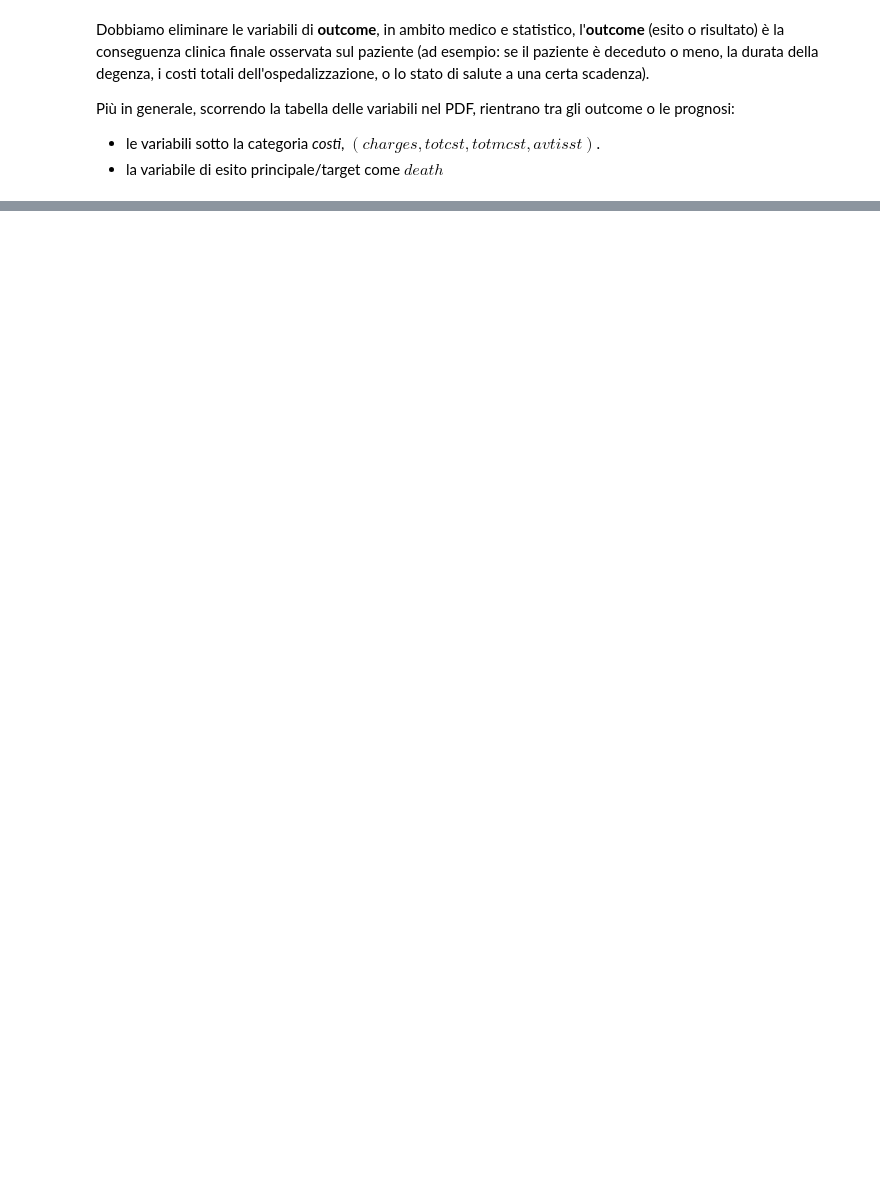
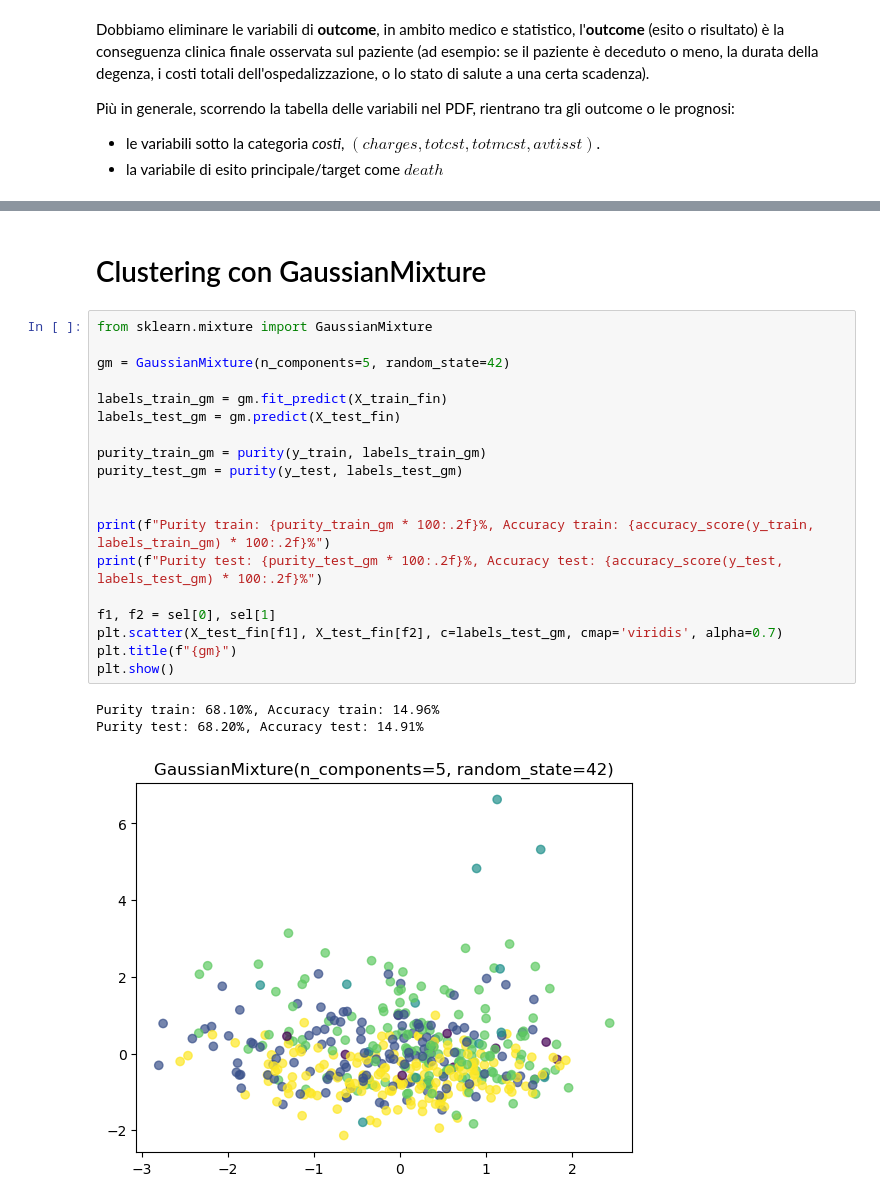
Before and after one commit to Anelgo02/BigData-notebooks, a Jupyter notebook: BigData (MODULO 2)/Esercitazione 23-04-2026/Esercitazione1.ipynb, the cells around one changed output, grey strips where cells are left out. Drawn from its saved outputs; the diff is of its cells as text; blank space fills up the shorter version.

```diff
--- a/BigData (MODULO 2)/Esercitazione 23-04-2026/Esercitazione1.ipynb
+++ b/BigData (MODULO 2)/Esercitazione 23-04-2026/Esercitazione1.ipynb
@@ -110,0 +273,25 @@ Dati mancanti --> Train: 0, Test --> 0
+# %% [markdown]
+# Clustering con GaussianMixture
+# %%
+from sklearn.mixture import GaussianMixture
+
+gm = GaussianMixture(n_components=5, random_state=42)
+
+labels_train_gm = gm.fit_predict(X_train_fin)
+labels_test_gm = gm.predict(X_test_fin)
+
+purity_train_gm = purity(y_train, labels_train_gm)
+purity_test_gm = purity(y_test, labels_test_gm)
+
+
+print(f"Purity train: {purity_train_gm * 100:.2f}%, Accuracy train: {accuracy_score(y_train, labels_train_gm) * 100:.2f}%")
+print(f"Purity test: {purity_test_gm * 100:.2f}%, Accuracy test: {accuracy_score(y_test, labels_test_gm) * 100:.2f}%")
+
+f1, f2 = sel[0], sel[1]
+plt.scatter(X_test_fin[f1], X_test_fin[f2], c=labels_test_gm, cmap='viridis', alpha=0.7)
+plt.title(f"{gm}")
+plt.show()
+# %% [output]
+Purity train: 68.10%, Accuracy train: 14.96%
+Purity test: 68.20%, Accuracy test: 14.91%
+[figure, added]
```
Also changed, not shown: parts of 13 cells of this notebook.
